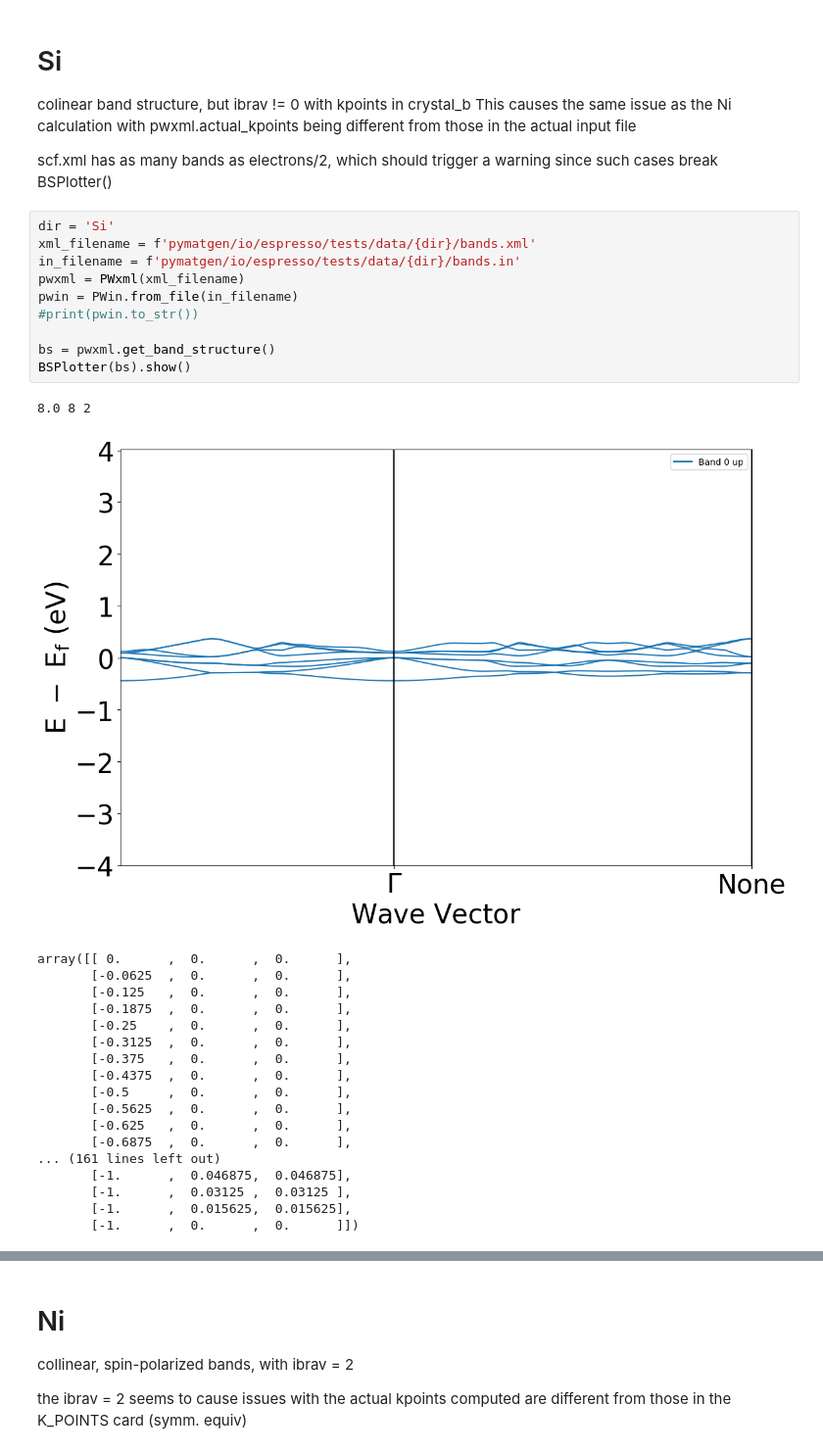
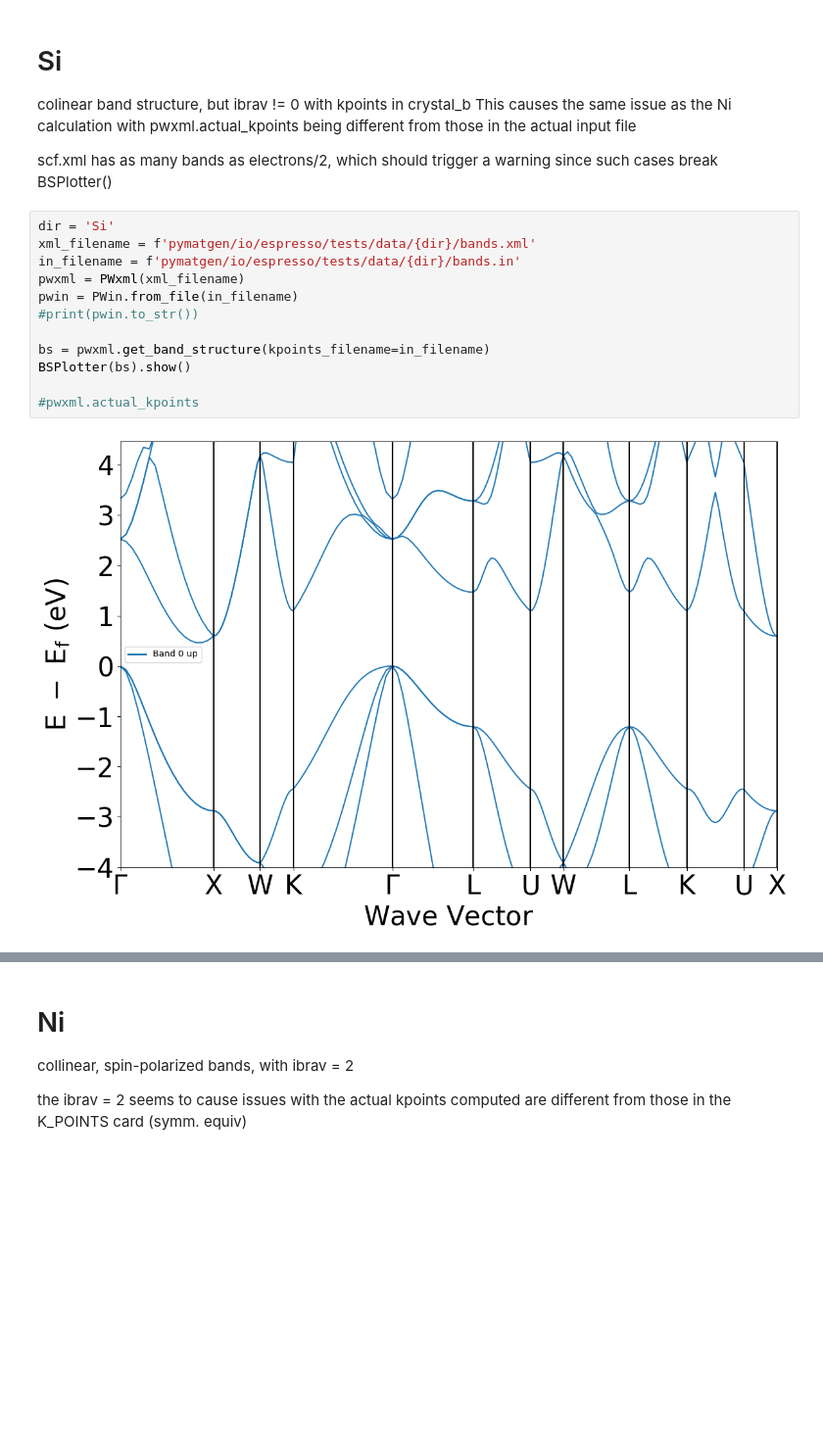
Before and after one commit to Griffin-Group/pymatgen-io-espresso, a Jupyter notebook: debug.ipynb, the cells around one changed output, grey strips where cells are left out. Shown at 98% size. Drawn from its saved outputs; the diff is of its cells as text; blank space fills up the shorter version.

```diff
--- a/debug.ipynb
+++ b/debug.ipynb
@@ -33,30 +41,14 @@ scf.xml has as many bands as electrons/2, which should trigger a warning since s
 # %%
 dir = 'Si'
 xml_filename = f'pymatgen/io/espresso/tests/data/{dir}/bands.xml'
 in_filename = f'pymatgen/io/espresso/tests/data/{dir}/bands.in'
 pwxml = PWxml(xml_filename)
 pwin = PWin.from_file(in_filename)
 #print(pwin.to_str())
 
-bs = pwxml.get_band_structure()
+bs = pwxml.get_band_structure(kpoints_filename=in_filename)
 BSPlotter(bs).show()
+
+#pwxml.actual_kpoints
 # %% [output]
-8.0 8 2
-[figure, old version]
+[figure, new version]
-array([[ 0.      ,  0.      ,  0.      ],
-       [-0.0625  ,  0.      ,  0.      ],
-       [-0.125   ,  0.      ,  0.      ],
-       [-0.1875  ,  0.      ,  0.      ],
-       [-0.25    ,  0.      ,  0.      ],
-       [-0.3125  ,  0.      ,  0.      ],
-       [-0.375   ,  0.      ,  0.      ],
-       [-0.4375  ,  0.      ,  0.      ],
-       [-0.5     ,  0.      ,  0.      ],
-       [-0.5625  ,  0.      ,  0.      ],
-       [-0.625   ,  0.      ,  0.      ],
-       [-0.6875  ,  0.      ,  0.      ],
-... (161 lines left out)
-       [-1.      ,  0.046875,  0.046875],
-       [-1.      ,  0.03125 ,  0.03125 ],
-       [-1.      ,  0.015625,  0.015625],
-       [-1.      ,  0.      ,  0.      ]])
```
Also changed, not shown: parts of 16 cells of this notebook, 5 other files.
